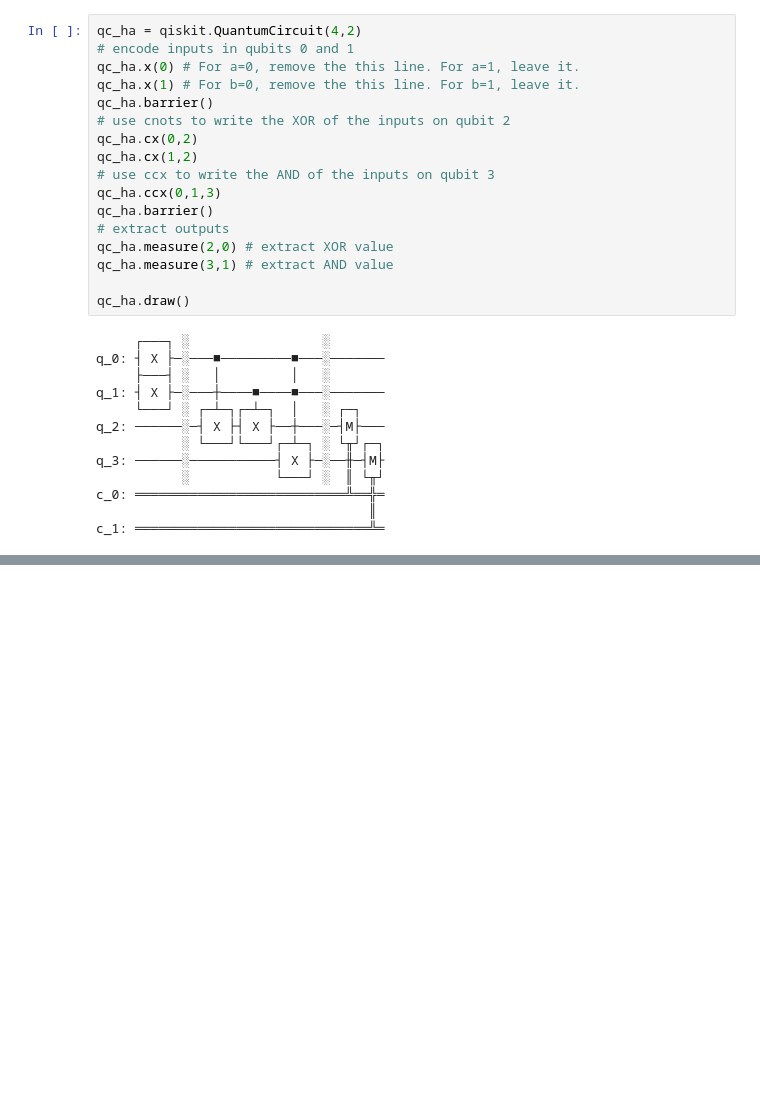
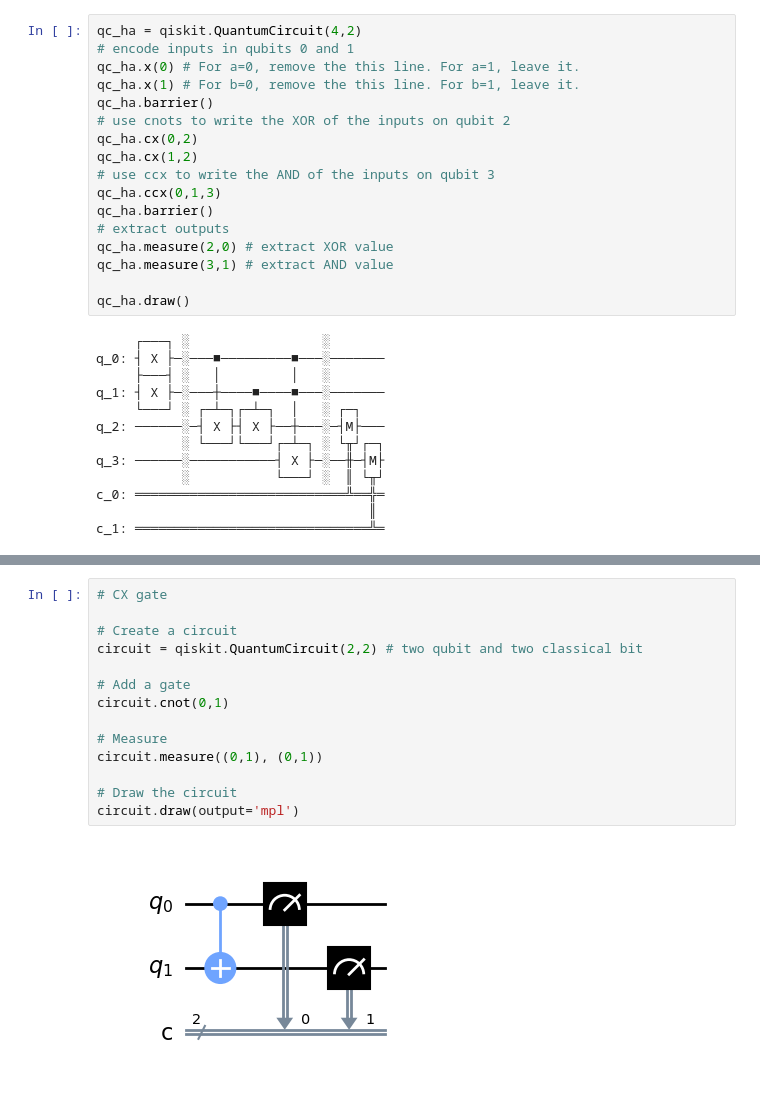
Before and after one commit to shanemcdonagh/emergingtechnologies, a Jupyter notebook: content/notebooks/04-quantum-computing.ipynb, the cells around one changed output, grey strips where cells are left out. Drawn from its saved outputs; the diff is of its cells as text; blank space fills up the shorter version.

```diff
--- a/content/notebooks/04-quantum-computing.ipynb
+++ b/content/notebooks/04-quantum-computing.ipynb
@@ -193,0 +235,16 @@ import qiskit.tools.jupyter
+# %%
+# CX gate
+
+# Create a circuit
+circuit = qiskit.QuantumCircuit(2,2) # two qubit and two classical bit
+
+# Add a gate
+circuit.cnot(0,1)
+
+# Measure
+circuit.measure((0,1), (0,1))
+
+# Draw the circuit
+circuit.draw(output='mpl')
+# %% [output]
+[figure, added]
```
Also changed, not shown: parts of 12 cells of this notebook, 1 other file.
